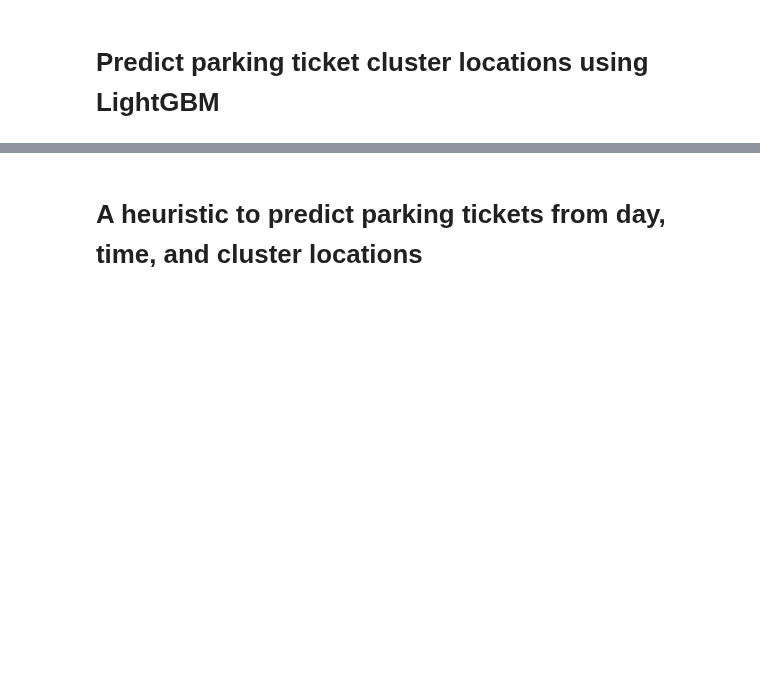
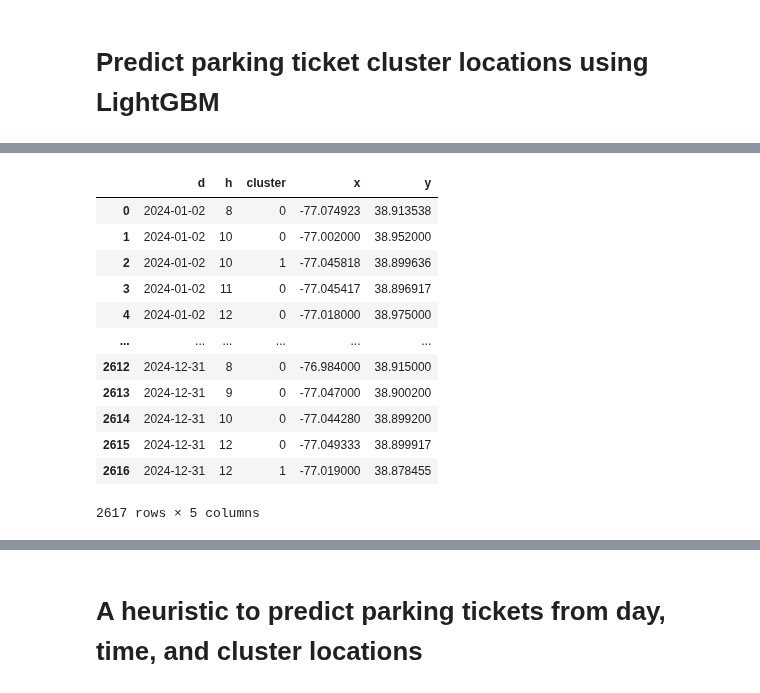
Before and after one commit to reedmarkham/meter-made, a Jupyter notebook: meter_made.ipynb, the cells around one changed output, grey strips where cells are left out. Drawn from its saved outputs; the diff is of its cells as text; code cells hidden in the pictures; blank space fills up the shorter version.

```diff
--- a/meter_made.ipynb
+++ b/meter_made.ipynb
@@ -739,0 +431,24 @@ Test Score: 0.0 RMSE
+# %%
+final_df = cluster_labels_df[cluster_labels_df.cluster != -1]
+final_df = final_df.groupby(['d', 'h', 'cluster'])[['x', 'y']].agg(lambda x: list(zip(x.values)))
+final_df = final_df.applymap(lambda x: np.mean(np.array(x), axis=0) if x else np.array([])).reset_index()
+#final_df['coords_array'] = final_df.apply(lambda row: (float(row['x']), float(row['y'])), axis=1)
+#final_df = final_df[['d', 'h', 'cluster', 'coords_array']]
+final_df = final_df[['d', 'h', 'cluster', 'x', 'y']]
+final_df.x = final_df.x.astype('float')
+final_df.y = final_df.y.astype('float')
+display(final_df)
+# %% [output]
+|  | d | h | cluster | x | y |
+| 0 | 2024-01-02 | 8 | 0 | -77.074923 | 38.913538 |
+| 1 | 2024-01-02 | 10 | 0 | -77.002000 | 38.952000 |
+| 2 | 2024-01-02 | 10 | 1 | -77.045818 | 38.899636 |
+| 3 | 2024-01-02 | 11 | 0 | -77.045417 | 38.896917 |
+| 4 | 2024-01-02 | 12 | 0 | -77.018000 | 38.975000 |
+| ... | ... | ... | ... | ... | ... |
+| 2612 | 2024-12-31 | 8 | 0 | -76.984000 | 38.915000 |
+| 2613 | 2024-12-31 | 9 | 0 | -77.047000 | 38.900200 |
+| 2614 | 2024-12-31 | 10 | 0 | -77.044280 | 38.899200 |
+| 2615 | 2024-12-31 | 12 | 0 | -77.049333 | 38.899917 |
+| 2616 | 2024-12-31 | 12 | 1 | -77.019000 | 38.878455 |
+2617 rows × 5 columns
```
Also changed, not shown: parts of 32 cells of this notebook.
